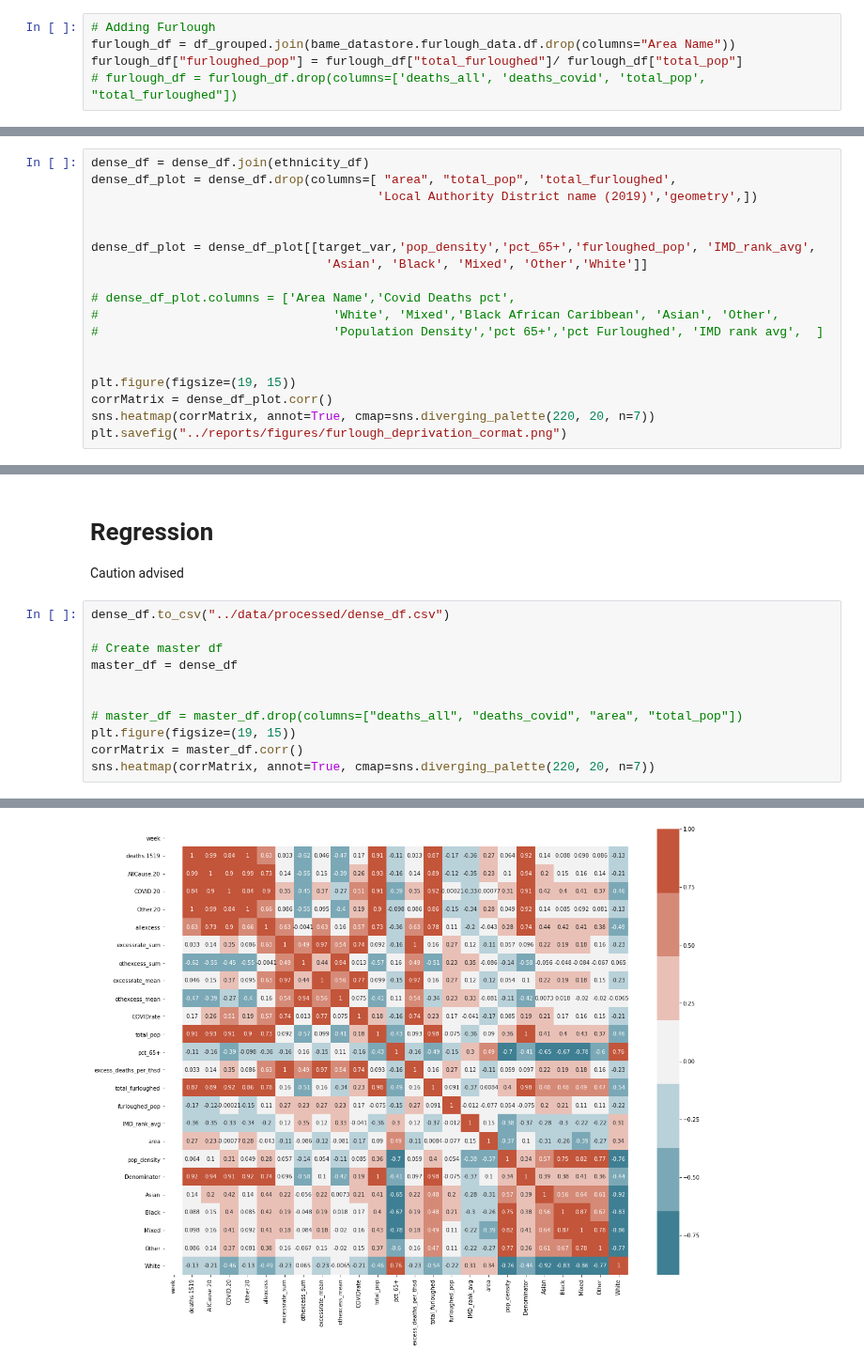
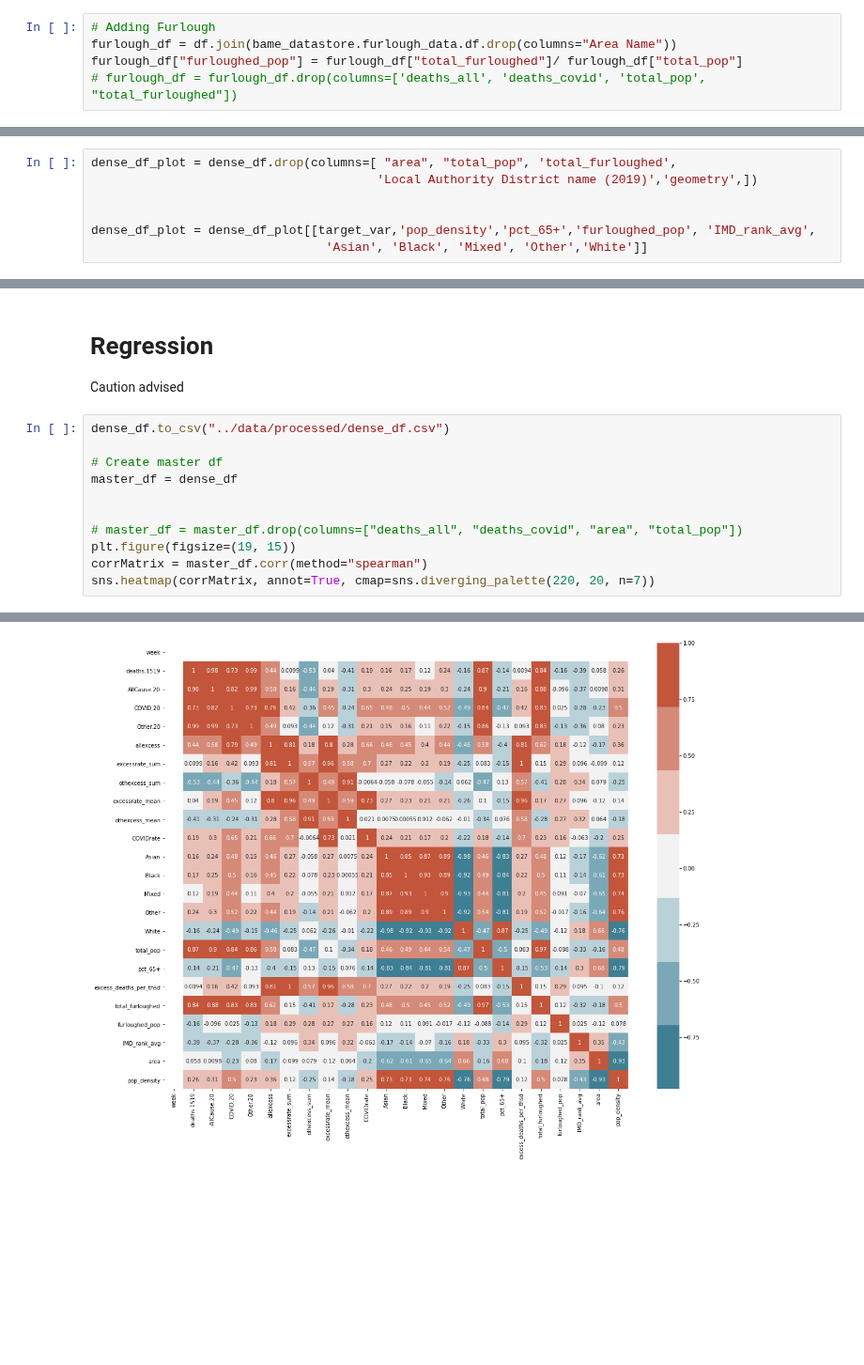
Before and after one commit to Quotennial/covid_bame, a Jupyter notebook: notebooks/Excess Deaths and Ethnicity.ipynb, the cells around one changed output, grey strips where cells are left out. Shown at 94% size. Drawn from its saved outputs; the diff is of its cells as text; blank space fills up the shorter version.

```diff
--- a/notebooks/Excess Deaths and Ethnicity.ipynb
+++ b/notebooks/Excess Deaths and Ethnicity.ipynb
@@ -125,7 +116,7 @@ Calculate population density of local authorities, using the [size of polygons](
 cross refrencing with the [GLA density estimates](https://data.gov.uk/dataset/a76f46f9-c10b-4fe7-82f6-aa928471fcd1/land-area-and-population-density-ward-and-borough).
 # %%
 # Adding Furlough
-furlough_df = df_grouped.join(bame_datastore.furlough_data.df.drop(columns="Area Name"))
+furlough_df = df.join(bame_datastore.furlough_data.df.drop(columns="Area Name"))
 furlough_df["furloughed_pop"] = furlough_df["total_furloughed"]/ furlough_df["total_pop"]
 # furlough_df = furlough_df.drop(columns=['deaths_all', 'deaths_covid', 'total_pop', "total_furloughed"])
 # %%
@@ -151,20 +142,9 @@ target_var
 # %% [output]
 'allexcess'
 # %%
-dense_df = dense_df.join(ethnicity_df)
 dense_df_plot = dense_df.drop(columns=[ "area", "total_pop", 'total_furloughed',
                                        'Local Authority District name (2019)','geometry',])
 
 
 dense_df_plot = dense_df_plot[[target_var,'pop_density','pct_65+','furloughed_pop', 'IMD_rank_avg',
                                 'Asian', 'Black', 'Mixed', 'Other','White']]
-
-# dense_df_plot.columns = ['Area Name','Covid Deaths pct',
-#                                'White', 'Mixed','Black African Caribbean', 'Asian', 'Other',
-#                                'Population Density','pct 65+','pct Furloughed', 'IMD rank avg',  ]
-
-
-plt.figure(figsize=(19, 15))
-corrMatrix = dense_df_plot.corr()
-sns.heatmap(corrMatrix, annot=True, cmap=sns.diverging_palette(220, 20, n=7))
-plt.savefig("../reports/figures/furlough_deprivation_cormat.png")
@@ -176,14 +181,14 @@ Caution advised
 # %%
 dense_df.to_csv("../data/processed/dense_df.csv")
 
 # Create master df
 master_df = dense_df
 
 
 # master_df = master_df.drop(columns=["deaths_all", "deaths_covid", "area", "total_pop"])
 plt.figure(figsize=(19, 15))
-corrMatrix = master_df.corr()
+corrMatrix = master_df.corr(method="spearman")
 sns.heatmap(corrMatrix, annot=True, cmap=sns.diverging_palette(220, 20, n=7))
 # %% [output]
 <matplotlib.axes._subplots.AxesSubplot at 0x...>
-[figure, old version]
+[figure, new version]
```
Also changed, not shown: parts of 12 cells of this notebook, 4 other files.
